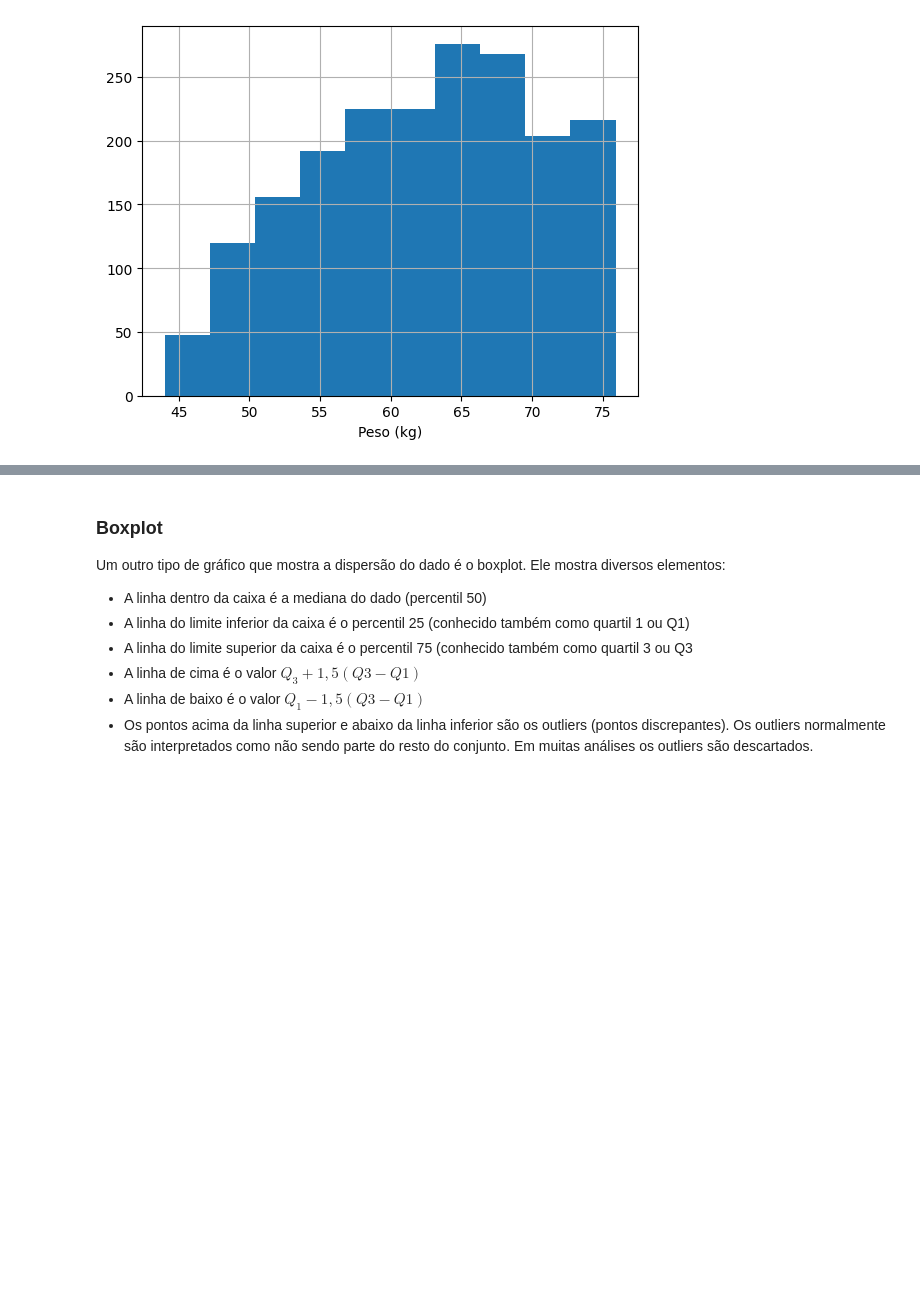
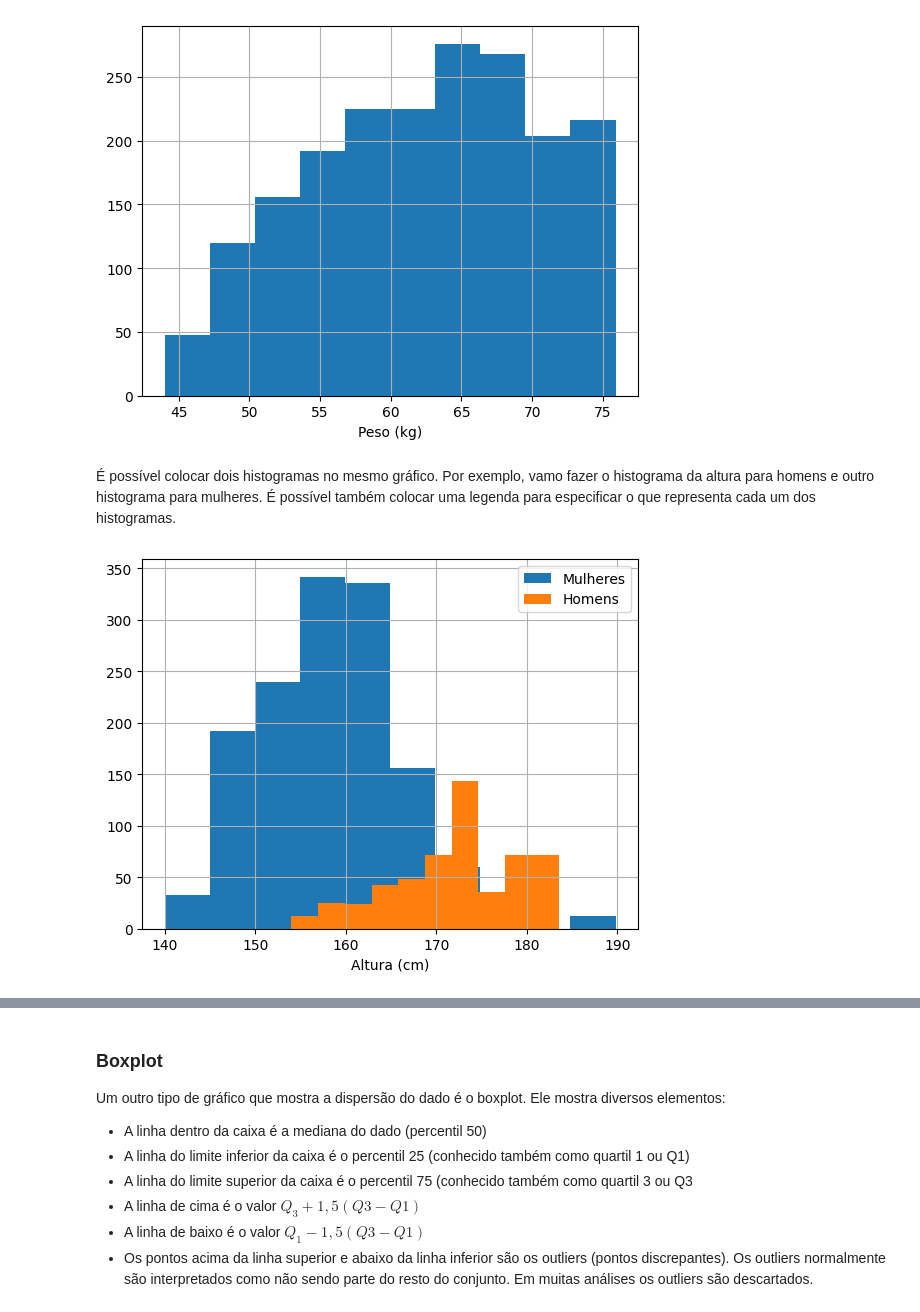
Before and after one commit to BMClab/BasesComputacionais, a Jupyter notebook: aula8/Estatistica.ipynb, the cells around one changed output, grey strips where cells are left out. Saved outputs shown, nothing was run; the diff lists cells and outputs as text; code cells hidden in the pictures; blank space fills up the shorter version.

```diff
--- a/aula8/Estatistica.ipynb
+++ b/aula8/Estatistica.ipynb
@@ -545,3 +543,15 @@ plt.xlabel('Peso (kg)')
 plt.show()
 # %% [output]
 [figure]
+# %% [markdown]
+É possível colocar dois histogramas no mesmo gráfico. Por exemplo, vamo fazer o histograma da altura para homens e outro histograma para mulheres. É possível também colocar uma legenda para especificar o que representa cada um dos histogramas.
+# %%
+plt.figure()
+plt.hist(tabela.query('Gender == "F"')['Height'], label='Mulheres')
+plt.hist(tabela.query('Gender == "M"')['Height'], label='Homens')
+plt.legend()
+plt.xlabel('Altura (cm)')
+plt.grid()
+plt.show()
+# %% [output]
+[figure, added]
```
Also changed, not shown: parts of 5 cells of this notebook.
